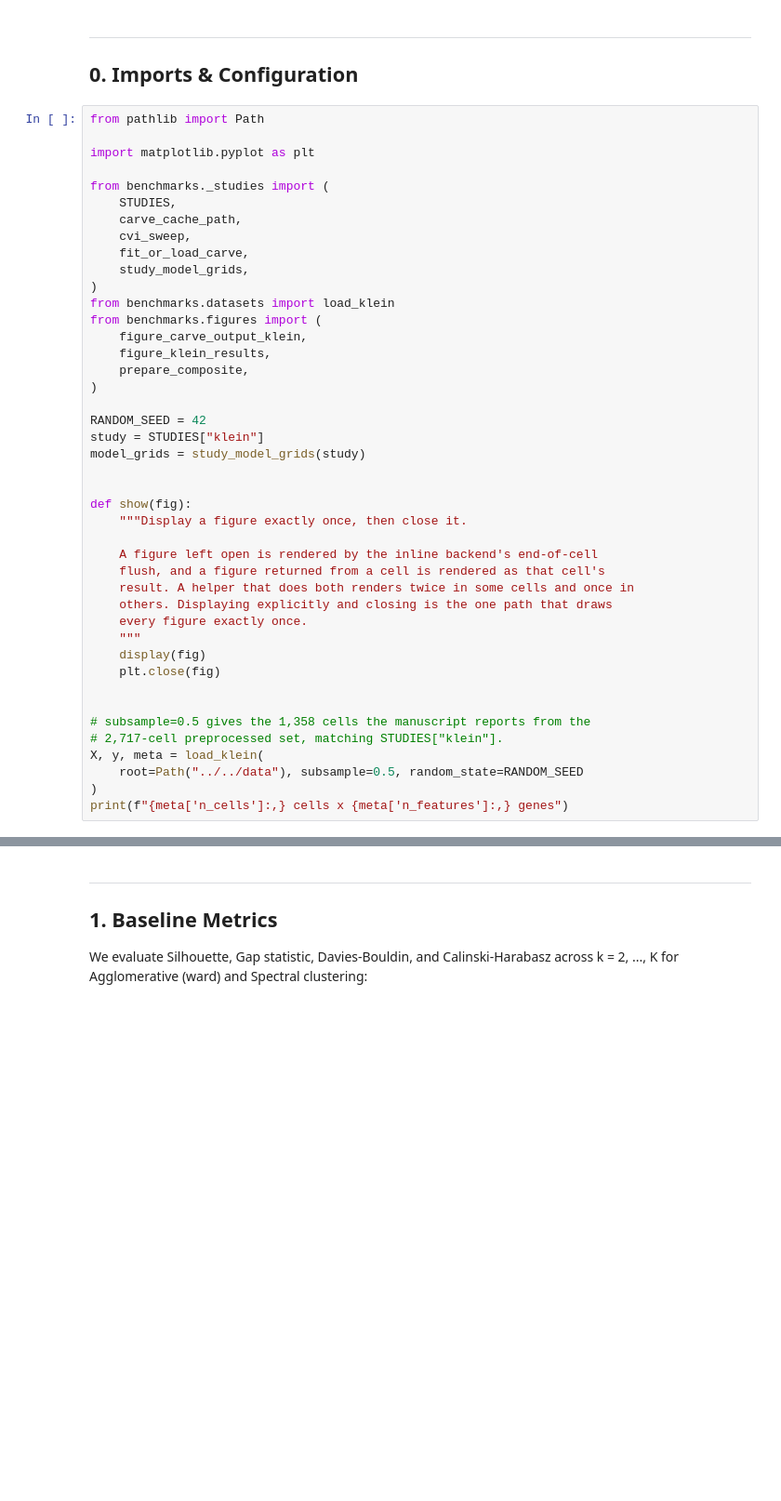
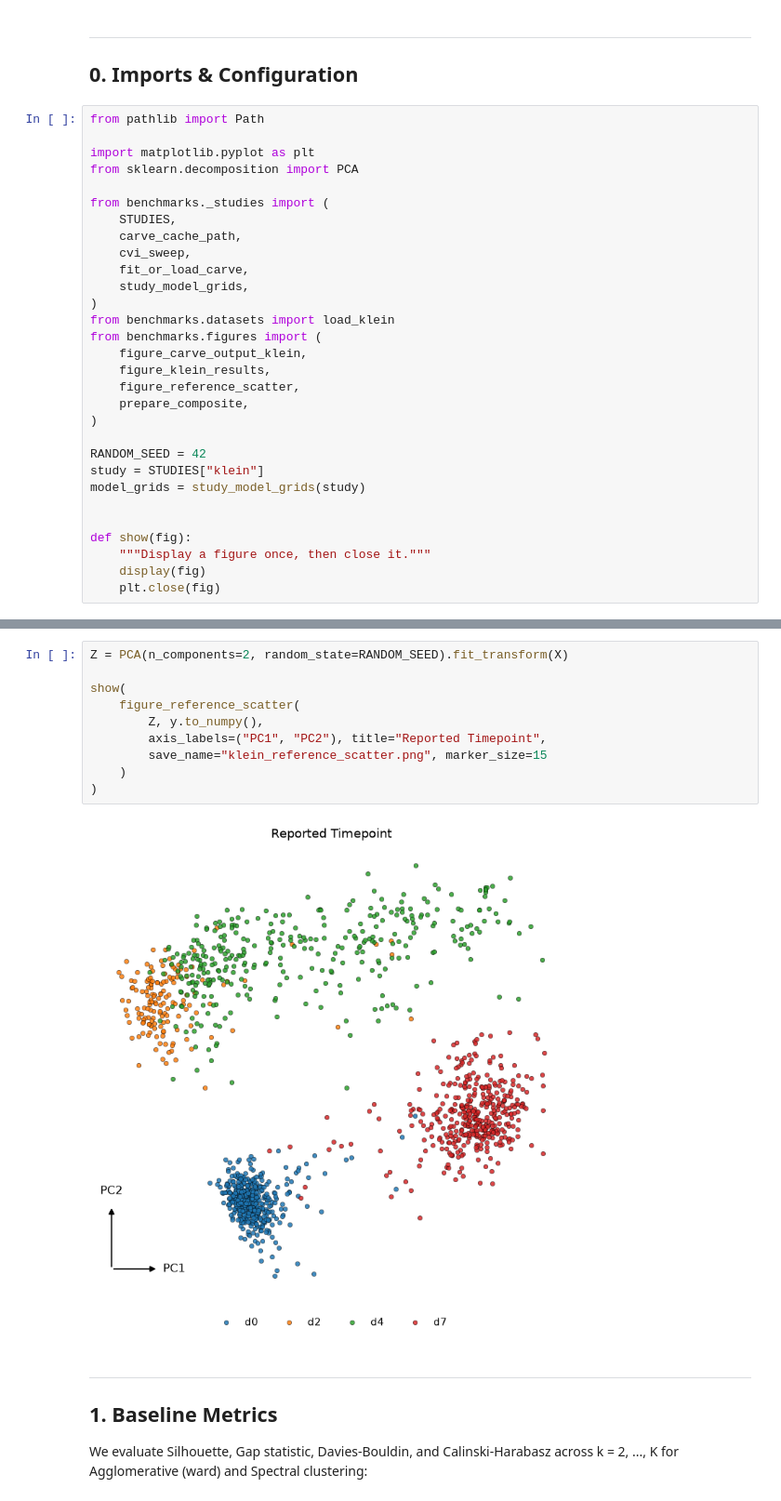
Before and after one commit to DataSlingers/CARVE, a Jupyter notebook: notebooks/case_studies/Klein.ipynb, the cells around one changed output, grey strips where cells are left out. Shown at 93% size. Saved outputs shown, nothing was run; the diff lists cells and outputs as text; blank space fills up the shorter version.

```diff
--- a/notebooks/case_studies/Klein.ipynb
+++ b/notebooks/case_studies/Klein.ipynb
@@ -22,6 +22,7 @@ Klein profiled mESCs before and after LIF withdrawal to study early differentiat
 from pathlib import Path
 
 import matplotlib.pyplot as plt
+from sklearn.decomposition import PCA
 
 from benchmarks._studies import (
     STUDIES,
@@ -34,6 +35,7 @@ from benchmarks.datasets import load_klein
 from benchmarks.figures import (
     figure_carve_output_klein,
     figure_klein_results,
+    figure_reference_scatter,
     prepare_composite,
 )
 
@@ -43,21 +45,6 @@ model_grids = study_model_grids(study)
 
 
 def show(fig):
-    """Display a figure exactly once, then close it.
-
-    A figure left open is rendered by the inline backend's end-of-cell
-    flush, and a figure returned from a cell is rendered as that cell's
-    result. A helper that does both renders twice in some cells and once in
-    others. Displaying explicitly and closing is the one path that draws
-    every figure exactly once.
-    """
+    """Display a figure once, then close it."""
     display(fig)
     plt.close(fig)
-
-
-# subsample=0.5 gives the 1,358 cells the manuscript reports from the
-# 2,717-cell preprocessed set, matching STUDIES["klein"].
-X, y, meta = load_klein(
-    root=Path("../../data"), subsample=0.5, random_state=RANDOM_SEED
-)
-print(f"{meta['n_cells']:,} cells x {meta['n_features']:,} genes")
@@ -66,3 +79,15 @@ print(f"{meta['n_cells']:,} cells x {meta['n_features']:,} genes")
+# %%
+Z = PCA(n_components=2, random_state=RANDOM_SEED).fit_transform(X)
+
+show(
+    figure_reference_scatter(
+        Z, y.to_numpy(),
+        axis_labels=("PC1", "PC2"), title="Reported Timepoint",
+        save_name="klein_reference_scatter.png", marker_size=15
+    )
+)
+# %% [output]
+[figure, added]
 # %% [markdown]
 ---
 
```
Also changed, not shown: parts of 6 cells of this notebook, 1 other file.
